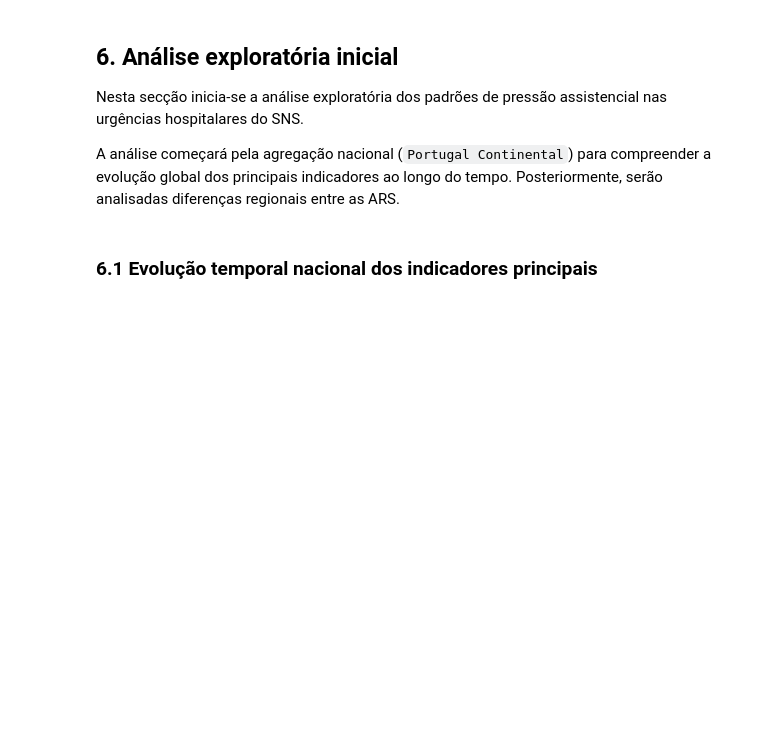
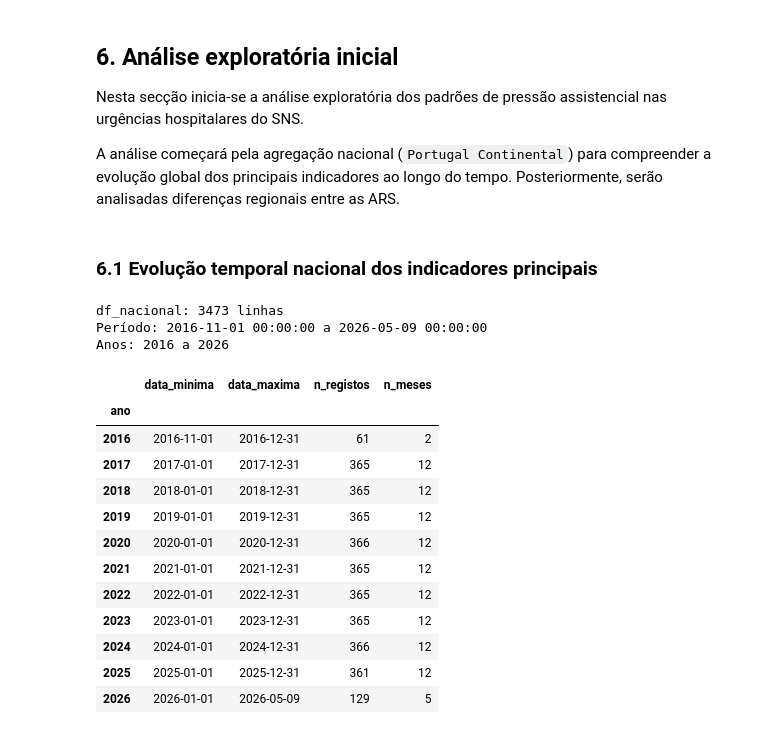
Before and after one commit to ivomargarido/ed-crowding-sns-portugal, a Jupyter notebook: notebooks/01_eda_monitorizacao_urgencias_sns.ipynb, the cells around one changed output. Cells and saved outputs as stored; diff of their text form; code cells hidden in the pictures; blank space fills up the shorter version.

```diff
--- a/notebooks/01_eda_monitorizacao_urgencias_sns.ipynb
+++ b/notebooks/01_eda_monitorizacao_urgencias_sns.ipynb
@@ -671,3 +678,39 @@ Nesta secção inicia-se a análise exploratória dos padrões de pressão assis
 A análise começará pela agregação nacional (`Portugal Continental`) para compreender a evolução global dos principais indicadores ao longo do tempo. Posteriormente, serão analisadas diferenças regionais entre as ARS.
 # %% [markdown]
 ### 6.1 Evolução temporal nacional dos indicadores principais
+# %%
+print(f'df_nacional: {df_nacional.shape[0]} linhas ')
+
+print(f'Período: {df_nacional["periodo"].min()} a {df_nacional["periodo"].max()}')
+
+print(f'Anos: {df_nacional["ano"].min()} a {df_nacional["ano"].max()}')
+
+cobertura_anual_nacional = (
+    df_nacional
+    .groupby("ano")
+    .agg(
+        data_minima=("periodo", "min"),
+        data_maxima=("periodo", "max"),
+        n_registos=("periodo", "count"),
+        n_meses=("mes", "nunique")
+    )
+)
+
+cobertura_anual_nacional
+# %% [output]
+df_nacional: 3473 linhas
+Período: 2016-11-01 00:00:00 a 2026-05-09 00:00:00
+Anos: 2016 a 2026
+|  | data_minima | data_maxima | n_registos | n_meses |
+| ano |  |  |  |  |
+| 2016 | 2016-11-01 | 2016-12-31 | 61 | 2 |
+| 2017 | 2017-01-01 | 2017-12-31 | 365 | 12 |
+| 2018 | 2018-01-01 | 2018-12-31 | 365 | 12 |
+| 2019 | 2019-01-01 | 2019-12-31 | 365 | 12 |
+| 2020 | 2020-01-01 | 2020-12-31 | 366 | 12 |
+| 2021 | 2021-01-01 | 2021-12-31 | 365 | 12 |
+| 2022 | 2022-01-01 | 2022-12-31 | 365 | 12 |
+| 2023 | 2023-01-01 | 2023-12-31 | 365 | 12 |
+| 2024 | 2024-01-01 | 2024-12-31 | 366 | 12 |
+| 2025 | 2025-01-01 | 2025-12-31 | 361 | 12 |
+| 2026 | 2026-01-01 | 2026-05-09 | 129 | 5 |
```
Also changed, not shown: parts of 5 cells of this notebook, 1 other file.
